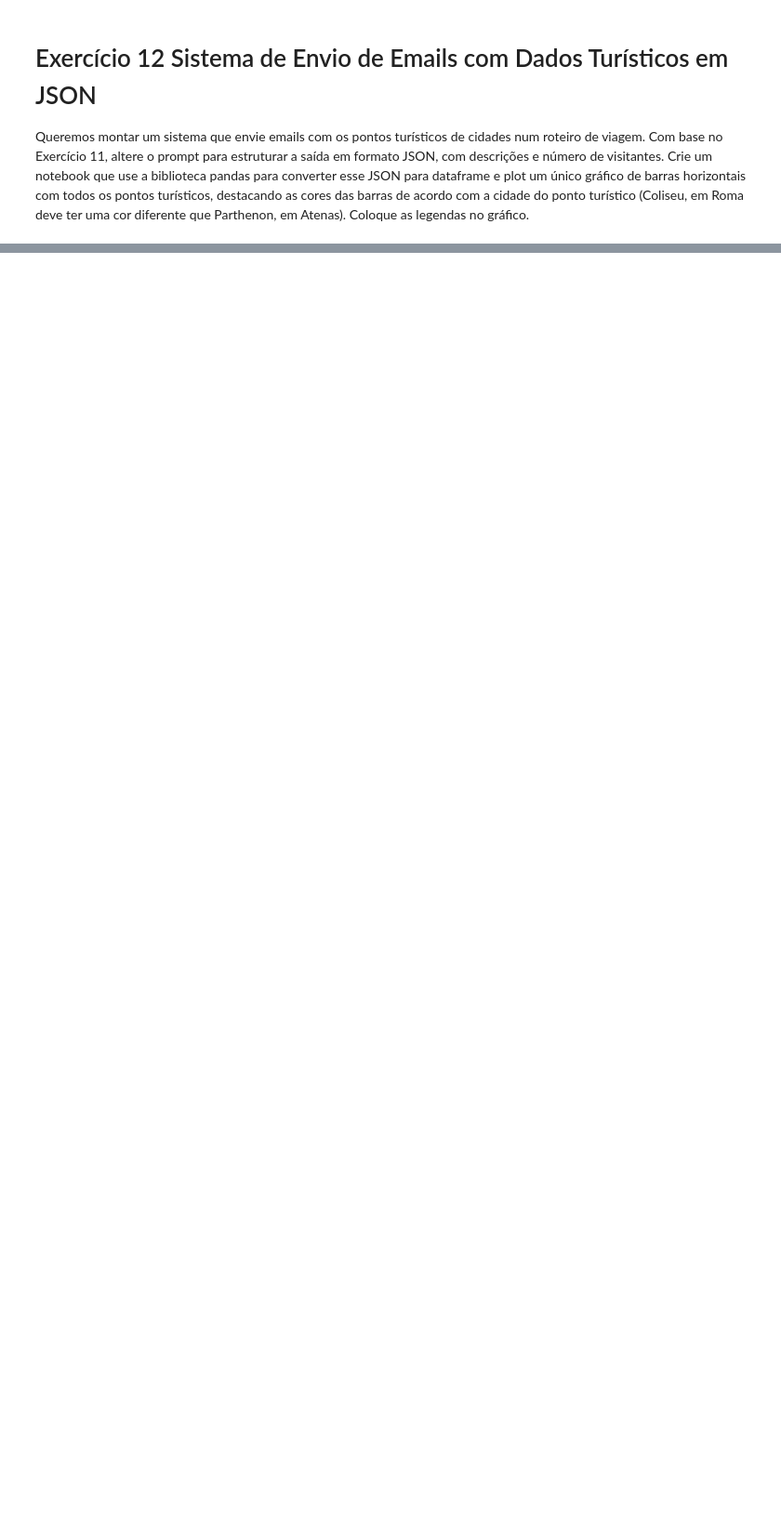
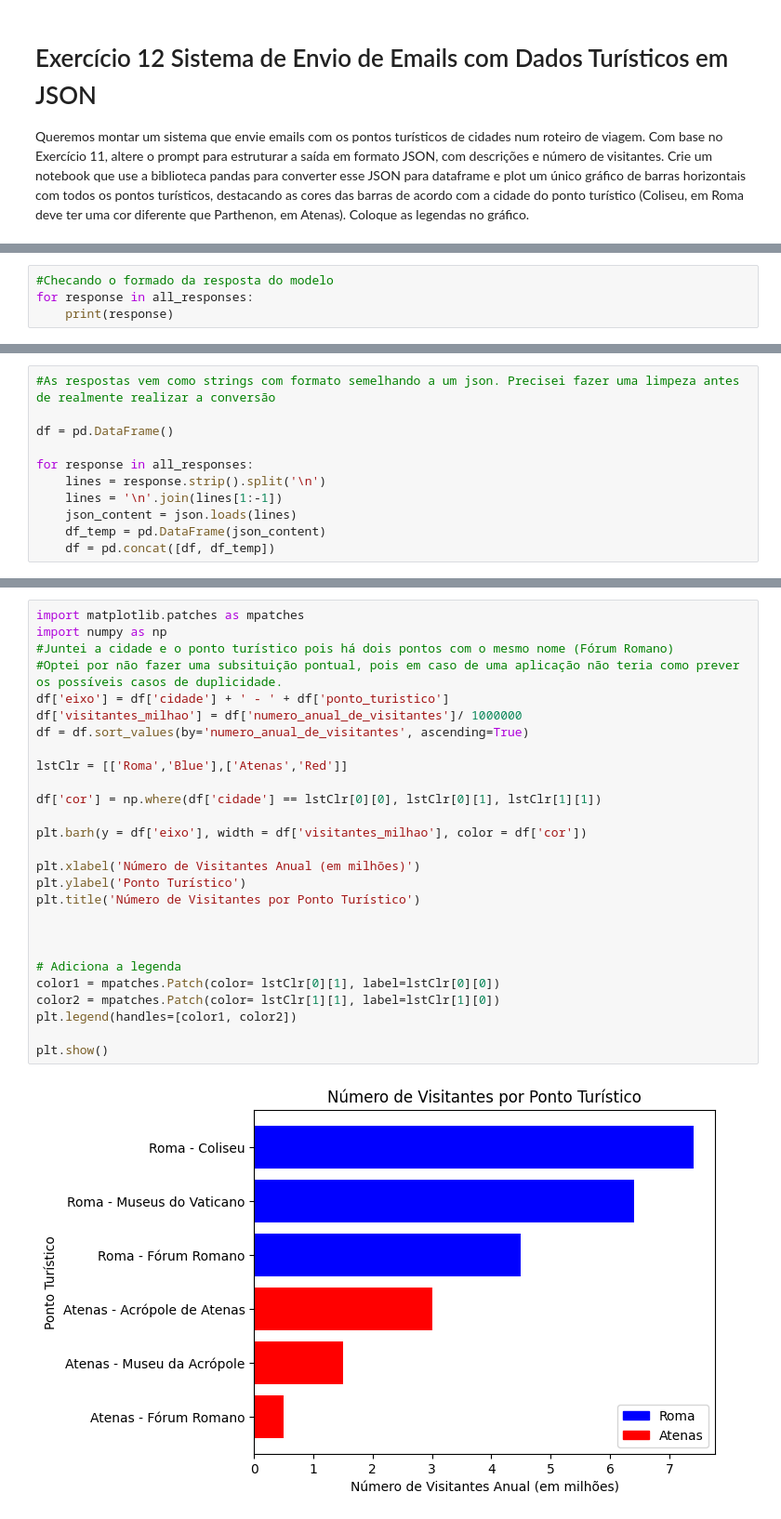
Before and after one commit to rodrigo1992-cmyk/DR4_TP2, a Jupyter notebook: notebooks/main.ipynb, the cells around one changed output, grey strips where cells are left out. Shown at 93% size. Cells and saved outputs as stored; diff of their text form; blank space fills up the shorter version.

```diff
--- a/main.ipynb
+++ b/notebooks/main.ipynb
@@ -482,0 +632,4 @@ Queremos montar um sistema que envie emails com os pontos turísticos de cidades
+# %%
+#Checando o formado da resposta do modelo
+for response in all_responses:
+    print(response)
@@ -482,0 +654,11 @@ Queremos montar um sistema que envie emails com os pontos turísticos de cidades
+# %%
+#As respostas vem como strings com formato semelhando a um json. Precisei fazer uma limpeza antes de realmente realizar a conversão
+
+df = pd.DataFrame()
+
+for response in all_responses:
+    lines = response.strip().split('\n')
+    lines = '\n'.join(lines[1:-1])
+    json_content = json.loads(lines)
+    df_temp = pd.DataFrame(json_content)
+    df = pd.concat([df, df_temp])
@@ -482,0 +675,29 @@ Queremos montar um sistema que envie emails com os pontos turísticos de cidades
+# %%
+import matplotlib.patches as mpatches
+import numpy as np
+#Juntei a cidade e o ponto turístico pois há dois pontos com o mesmo nome (Fórum Romano)
+#Optei por não fazer uma subsituição pontual, pois em caso de uma aplicação não teria como prever os possíveis casos de duplicidade.
+df['eixo'] = df['cidade'] + ' - ' + df['ponto_turistico']
+df['visitantes_milhao'] = df['numero_anual_de_visitantes']/ 1000000
+df = df.sort_values(by='numero_anual_de_visitantes', ascending=True)
+
+lstClr = [['Roma','Blue'],['Atenas','Red']]
+
+df['cor'] = np.where(df['cidade'] == lstClr[0][0], lstClr[0][1], lstClr[1][1])
+
+plt.barh(y = df['eixo'], width = df['visitantes_milhao'], color = df['cor'])
+
+plt.xlabel('Número de Visitantes Anual (em milhões)')
+plt.ylabel('Ponto Turístico')
+plt.title('Número de Visitantes por Ponto Turístico')
+
+
+
+# Adiciona a legenda
+color1 = mpatches.Patch(color= lstClr[0][1], label=lstClr[0][0])
+color2 = mpatches.Patch(color= lstClr[1][1], label=lstClr[1][0])
+plt.legend(handles=[color1, color2])
+
+plt.show()
+# %% [output]
+[figure, added]
```
Also changed, not shown: parts of 18 cells of this notebook, 3 other files.
